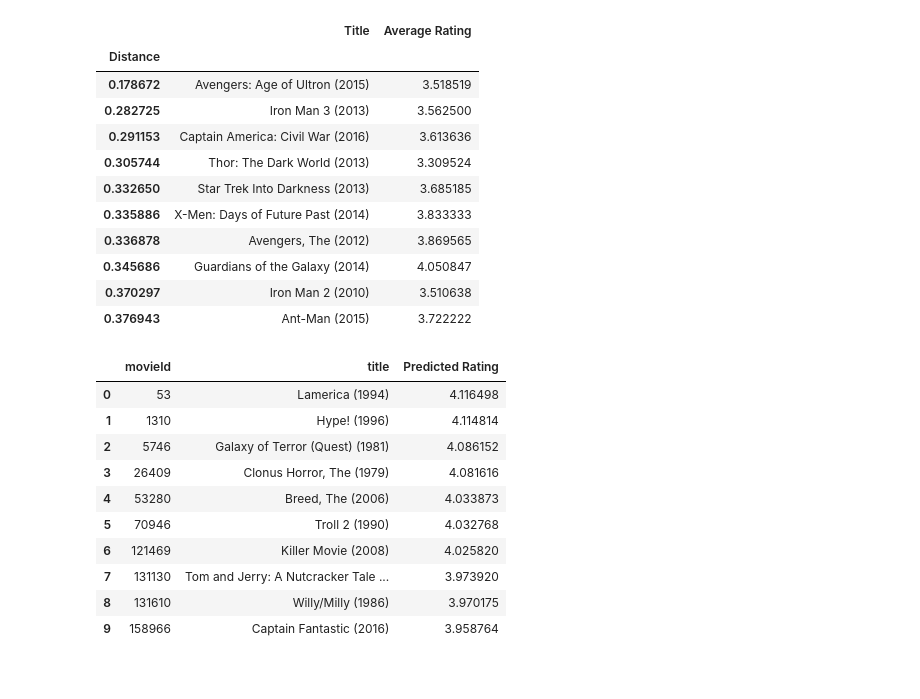
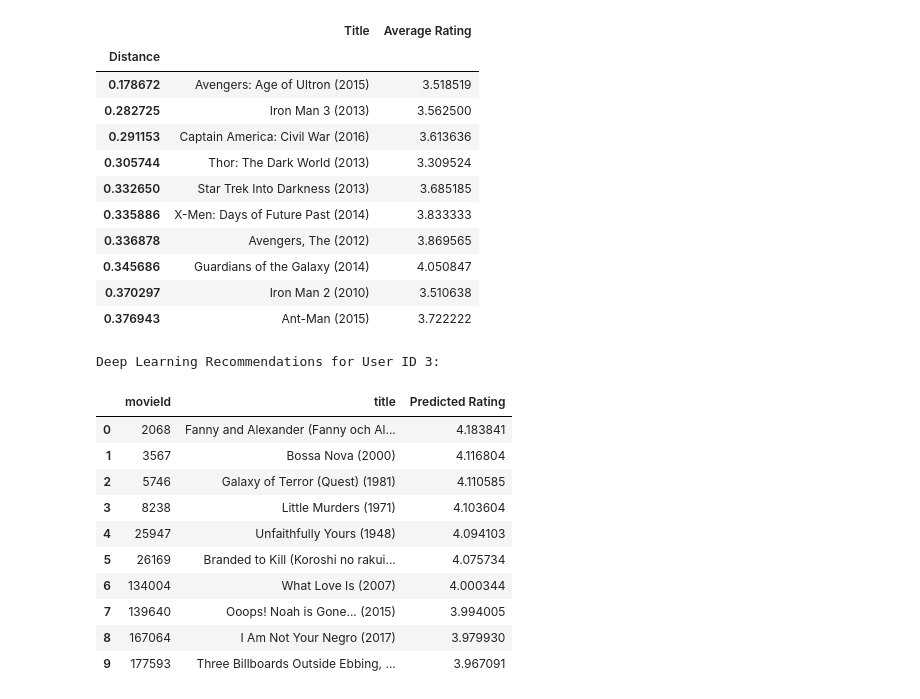
Before and after one commit to RexxS8/Proyek_Recomender_System_Andri-Martin, a Jupyter notebook: Recomendation-Movie.ipynb, the cells around one changed output. Saved outputs shown, nothing was run; the diff lists cells and outputs as text; code cells hidden in the pictures.

```diff
--- a/Recomendation-Movie.ipynb
+++ b/Recomendation-Movie.ipynb
@@ -525,17 +643,20 @@ get_movie_recommendation('Captain America: The Winter Soldier')
 | 0.345686 | Guardians of the Galaxy (2014) | 4.050847 |
 | 0.370297 | Iron Man 2 (2010) | 3.510638 |
 | 0.376943 | Ant-Man (2015) | 3.722222 |
-# %%
-recommend_movies_for_user(user_id=3, num_recommendations=10)
-# %% [output]
-|  | movieId | title | Predicted Rating |
-| 0 | 53 | Lamerica (1994) | 4.116498 |
-| 1 | 1310 | Hype! (1996) | 4.114814 |
-| 2 | 5746 | Galaxy of Terror (Quest) (1981) | 4.086152 |
-| 3 | 26409 | Clonus Horror, The (1979) | 4.081616 |
-| 4 | 53280 | Breed, The (2006) | 4.033873 |
-| 5 | 70946 | Troll 2 (1990) | 4.032768 |
-| 6 | 121469 | Killer Movie (2008) | 4.025820 |
-| 7 | 131130 | Tom and Jerry: A Nutcracker Tale ... | 3.973920 |
-| 8 | 131610 | Willy/Milly (1986) | 3.970175 |
-| 9 | 158966 | Captain Fantastic (2016) | 3.958764 |
+# %%
+print("Deep Learning Recommendations for User ID 3:")
+dl_recommendations = recommend_movies_for_user(user_id=3, num_recommendations=10)
+display(dl_recommendations)
+# %% [output]
+Deep Learning Recommendations for User ID 3:
+|  | movieId | title | Predicted Rating |
+| 0 | 2068 | Fanny and Alexander (Fanny och Al... | 4.183841 |
+| 1 | 3567 | Bossa Nova (2000) | 4.116804 |
+| 2 | 5746 | Galaxy of Terror (Quest) (1981) | 4.110585 |
+| 3 | 8238 | Little Murders (1971) | 4.103604 |
+| 4 | 25947 | Unfaithfully Yours (1948) | 4.094103 |
+| 5 | 26169 | Branded to Kill (Koroshi no rakui... | 4.075734 |
+| 6 | 134004 | What Love Is (2007) | 4.000344 |
+| 7 | 139640 | Ooops! Noah is Gone... (2015) | 3.994005 |
+| 8 | 167064 | I Am Not Your Negro (2017) | 3.979930 |
+| 9 | 177593 | Three Billboards Outside Ebbing, ... | 3.967091 |
```
Also changed, not shown: parts of 10 cells of this notebook.
